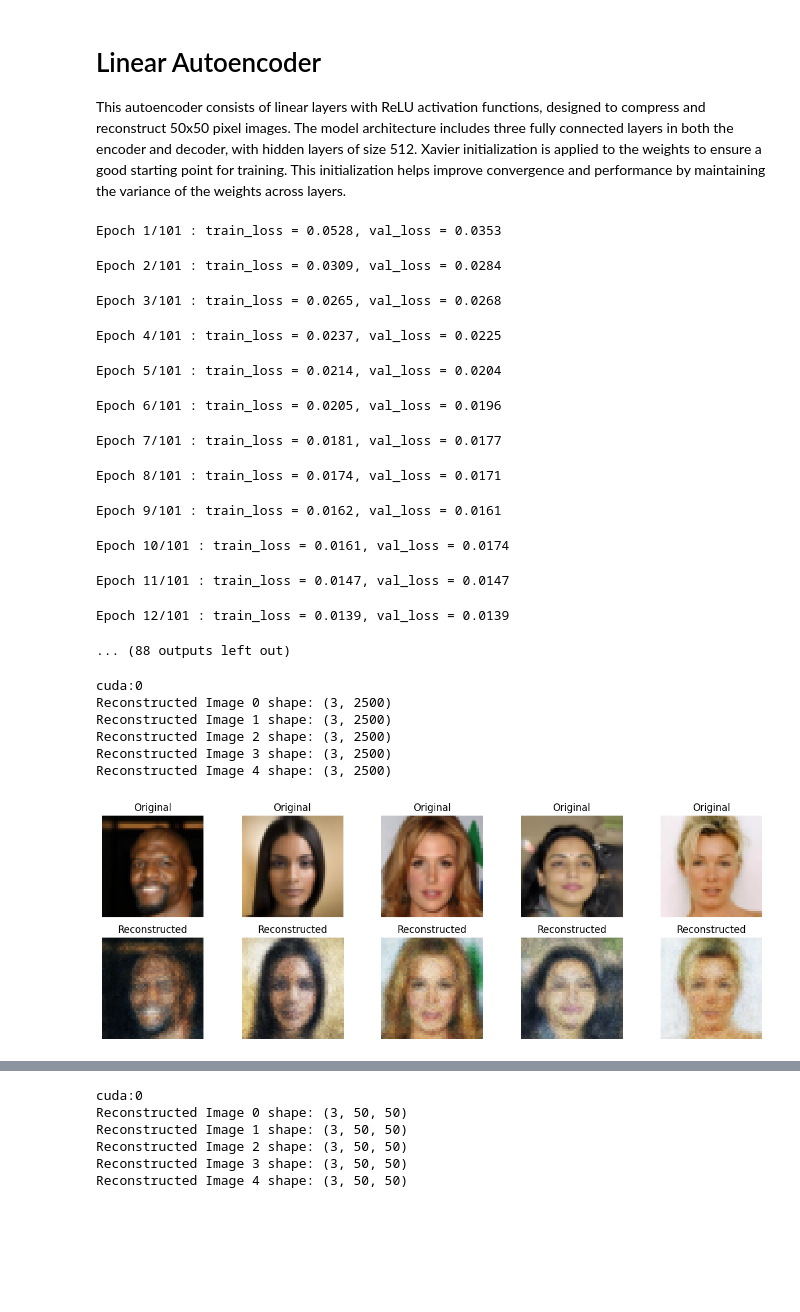
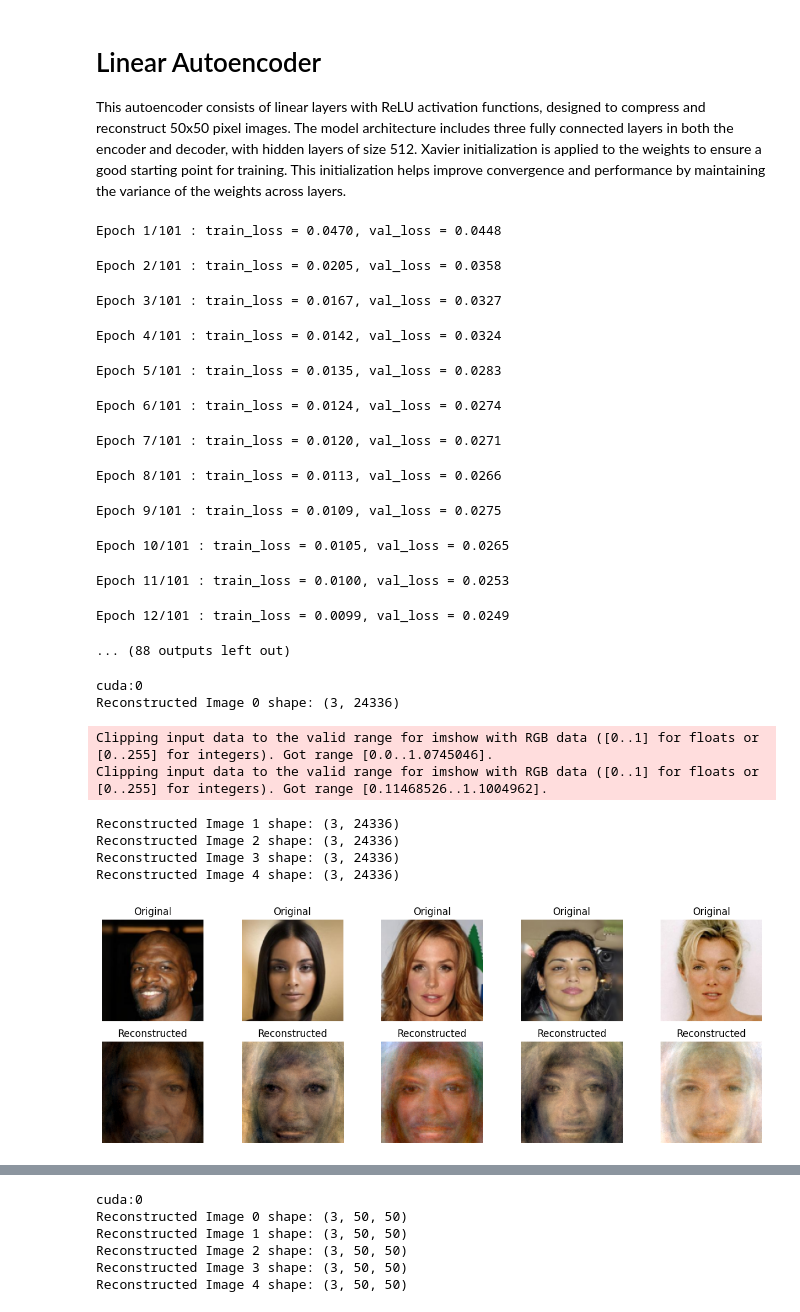
Before and after one commit to OmarFaig/VAE_vs_GAN, a Jupyter notebook: main.ipynb, the cells around one changed output, grey strips where cells are left out. Drawn from its saved outputs; the diff is of its cells as text; code cells hidden in the pictures; blank space fills up the shorter version.

```diff
--- a/main.ipynb
+++ b/main.ipynb
@@ -78,6 +78,6 @@ if True:#not os.path.exists(preprocessed_output_dir):#
 # %%
 class ImageDataset(torch.utils.data.Dataset):
-    def __init__(self, image_folder, img_size=50, flatten=False):
+    def __init__(self, image_folder, img_size=156, flatten=False):
         """
         Args:
             image_folder (str): Path to the folder containing images.
@@ -99,7 +99,7 @@ class ImageDataset(torch.utils.data.Dataset):
         image = self.transform(image)
 
         if self.flatten:
-            image = np.array(image).reshape(-1,50*50) # Flatten the image into a 1D array
+            image = np.array(image).reshape(-1,156*156) # Flatten the image into a 1D array
 
         return image
 
@@ -115,8 +115,8 @@ dataset_test = ImageDataset("human_face_generation_split/raw/test")
 show_dataset = ImageDataset("human_face_generation_split/show_imgs/train")
 show_dataset_lin = ImageDataset("human_face_generation_split/show_imgs/train",flatten=True)
 
-train_data = torch.utils.data.DataLoader(dataset_preprocessed,batch_size=32,shuffle=True)
-train_data_lin = torch.utils.data.DataLoader(dataset_preprocessed_lin,batch_size=32,shuffle=True)
+train_data = torch.utils.data.DataLoader(dataset_preprocessed,batch_size=16,shuffle=True)
+train_data_lin = torch.utils.data.DataLoader(dataset_preprocessed_lin,batch_size=8,shuffle=True)
 val_data_lin = torch.utils.data.DataLoader(dataset_val_lin)
 val_data = torch.utils.data.DataLoader(dataset_val)
 test_data = torch.utils.data.DataLoader(dataset_test)
@@ -132,7 +132,7 @@ class Autoencoder_linear(nn.Module):
         super().__init__()
         self.size_hidden_layers = 512
         self.encoder = nn.Sequential(
-            nn.Linear(2500, 2048),  # Assuming 50x50 RGB images
+            nn.Linear(24336, 2048),  # Assuming 50x50 RGB images
             nn.ReLU(),
             nn.Linear(2048, 1024),
             nn.ReLU(),
@@ -144,8 +144,8 @@ class Autoencoder_linear(nn.Module):
             nn.ReLU(),
             nn.Linear(1024, 2048),
             nn.ReLU(),
-            nn.Linear(2048, 2500),  # Output size to match original flattened image
-            nn.Sigmoid(),  # Optionally use sigmoid to ensure output is in range [0, 1]
+            nn.Linear(2048, 24336),  # Output size to match original flattened image
+            nn.ReLU(),  # Optionally use sigmoid to ensure output is in range [0, 1]
         )
         # Apply weight initialization
         self.apply(self.init_weights)
@@ -168,43 +168,45 @@ device = torch.device("cuda:0" if torch.cuda.is_available() else "cpu")
 
 # For Linear Autoencoder
 linear_auto = Autoencoder_linear()
-utils.train_autoencoder(linear_auto, train_data_lin, val_data_lin, device, epochs=101, lr=1e-4, ckpt_dir="human_face_generation_split", arch_name="lin", loss_fn="mse")
+utils.train_autoencoder(linear_auto, train_data_lin, val_data_lin, device, epochs=101, lr=3e-4, ckpt_dir="human_face_generation_split", arch_name="lin", loss_fn="mse")
 # %% [output]
-Epoch 1/101 : train_loss = 0.0528, val_loss = 0.0353
+Epoch 1/101 : train_loss = 0.0470, val_loss = 0.0448
-Epoch 2/101 : train_loss = 0.0309, val_loss = 0.0284
+Epoch 2/101 : train_loss = 0.0205, val_loss = 0.0358
-Epoch 3/101 : train_loss = 0.0265, val_loss = 0.0268
+Epoch 3/101 : train_loss = 0.0167, val_loss = 0.0327
-Epoch 4/101 : train_loss = 0.0237, val_loss = 0.0225
+Epoch 4/101 : train_loss = 0.0142, val_loss = 0.0324
-Epoch 5/101 : train_loss = 0.0214, val_loss = 0.0204
+Epoch 5/101 : train_loss = 0.0135, val_loss = 0.0283
-Epoch 6/101 : train_loss = 0.0205, val_loss = 0.0196
+Epoch 6/101 : train_loss = 0.0124, val_loss = 0.0274
-Epoch 7/101 : train_loss = 0.0181, val_loss = 0.0177
+Epoch 7/101 : train_loss = 0.0120, val_loss = 0.0271
-Epoch 8/101 : train_loss = 0.0174, val_loss = 0.0171
+Epoch 8/101 : train_loss = 0.0113, val_loss = 0.0266
-Epoch 9/101 : train_loss = 0.0162, val_loss = 0.0161
+Epoch 9/101 : train_loss = 0.0109, val_loss = 0.0275
-Epoch 10/101 : train_loss = 0.0161, val_loss = 0.0174
+Epoch 10/101 : train_loss = 0.0105, val_loss = 0.0265
-Epoch 11/101 : train_loss = 0.0147, val_loss = 0.0147
+Epoch 11/101 : train_loss = 0.0100, val_loss = 0.0253
-Epoch 12/101 : train_loss = 0.0139, val_loss = 0.0139
+Epoch 12/101 : train_loss = 0.0099, val_loss = 0.0249
 ... (88 outputs left out)
 # %%
 linear_auto = Autoencoder_linear()
 device = torch.device("cuda:0" if torch.cuda.is_available() else "cpu")
 #optimizer = torch.optim.Adam(linear_auto.parameters(), lr=1e-4)
-checkpoint = torch.load("human_face_generation_split/20240904_173106_lin/checkpoint_epoch_101.pt", weights_only=True)
+checkpoint = torch.load("human_face_generation_split/20240905_155527_lin/checkpoint_epoch_21.pt", weights_only=True)
 linear_auto.load_state_dict(checkpoint['state_dict'])
 #optimizer.load_state_dict(checkpoint['optimizer_state_dict'])
 #epoch = checkpoint['epoch']
 #loss = checkpoint['train_loss']
 #linear_auto.eval()
 #device = torch.device("cuda:0" if torch.cuda.is_available() else "cpu")
 print(device)
 # Assuming you want to plot 5 images
 utils.plot_original_and_reconstructed(linear_auto, show_data_lin, num_images=5,device=device)
 # %% [output]
 cuda:0
-Reconstructed Image 0 shape: (3, 2500)
-Reconstructed Image 1 shape: (3, 2500)
-Reconstructed Image 2 shape: (3, 2500)
-Reconstructed Image 3 shape: (3, 2500)
-Reconstructed Image 4 shape: (3, 2500)
+Reconstructed Image 0 shape: (3, 24336)
+Clipping input data to the valid range for imshow with RGB data ([0..1] for floats or [0..255] for integers). Got range [0.0..1.0745046].
+Clipping input data to the valid range for imshow with RGB data ([0..1] for floats or [0..255] for integers). Got range [0.11468526..1.1004962].
+Reconstructed Image 1 shape: (3, 24336)
+Reconstructed Image 2 shape: (3, 24336)
+Reconstructed Image 3 shape: (3, 24336)
+Reconstructed Image 4 shape: (3, 24336)
-[figure, old version]
+[figure, new version]
 # %%
 class Autoencoder_conv(nn.Module):
     def __init__(self):
```
Also changed, not shown: parts of 6 cells of this notebook, 1 other file.
